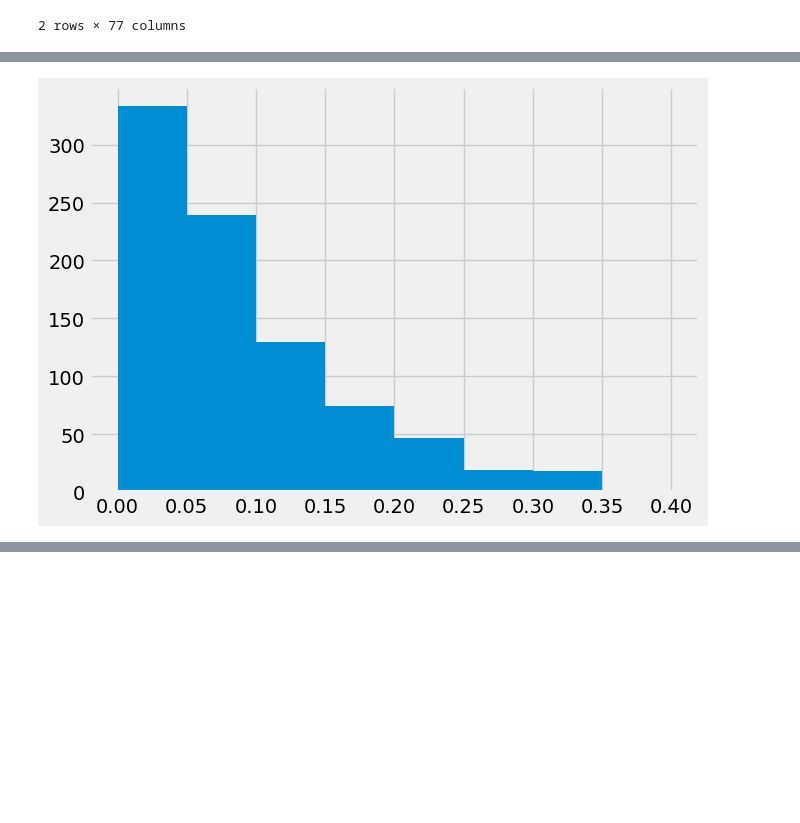
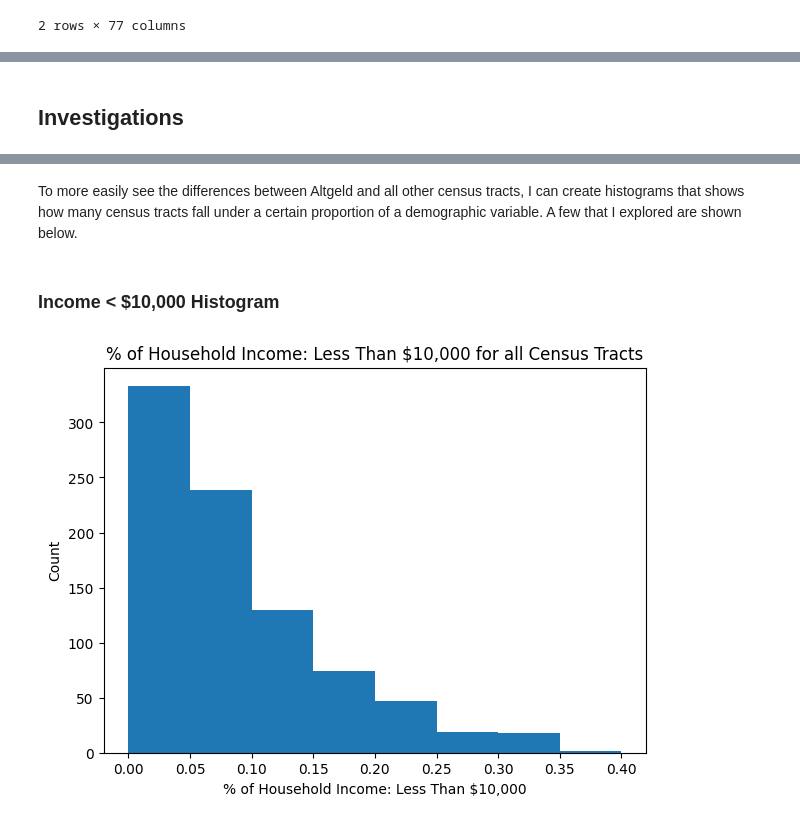
Before and after one commit to Rajvishah12/cpl_project, a Jupyter notebook: can-summer-2023/notebooks/altgeld_census_notebook.ipynb, the cells around one changed output, grey strips where cells are left out. Drawn from its saved outputs; the diff is of its cells as text; code cells hidden in the pictures; blank space fills up the shorter version.

```diff
--- a/can-summer-2023/notebooks/altgeld_census_notebook.ipynb
+++ b/can-summer-2023/notebooks/altgeld_census_notebook.ipynb
@@ -712,9 +683,3 @@ difference_row.to_csv('../notebooks/difference_row.csv')
-# %%
-plt.figure(figsize=(7,5))
-
-binz = np.arange(0.0,0.45,0.05)
-plt.hist(x=census_demos['Percent Households: Less Than $10,000'], bins = binz)
-plt.show()
-# %% [output]
-[figure, old version]
+# %% [markdown]
+## Investigations
 # %%
@@ -732,3 +698,18 @@ branch_vs_average[['Branch',
 |  | Branch | Percent: 25+ Some College or More | Percent Households: Less Than $10... | Percent Ages 18-64: Living in Pov... | Percent Owner and Renter Occupied... | ... |
 | 0 | Altgeld | 0.493944 | 0.387062 | 0.495372 | 0.431688 | ... |
 | 0 | Average Census Data | 0.624766 | 0.089435 | 0.164590 | 0.239939 | ... |
+# %% [markdown]
+To more easily see the differences between Altgeld and all other census tracts, I can create histograms that shows how many census tracts fall under a certain proportion of a demographic variable. A few that I explored are shown below.
+# %% [markdown]
+### Income < $10,000 Histogram
+# %%
+plt.figure(figsize=(7,5))
+
+binz = np.arange(0.0,0.45,0.05)
+plt.hist(x=census_demos['Percent Households: Less Than $10,000'], bins = binz)
+plt.xlabel('% of Household Income: Less Than $10,000')
+plt.ylabel('Count')
+plt.title('% of Household Income: Less Than $10,000 for all Census Tracts')
+plt.show()
+# %% [output]
+[figure, new version]
```
Also changed, not shown: parts of 24 cells of this notebook.
